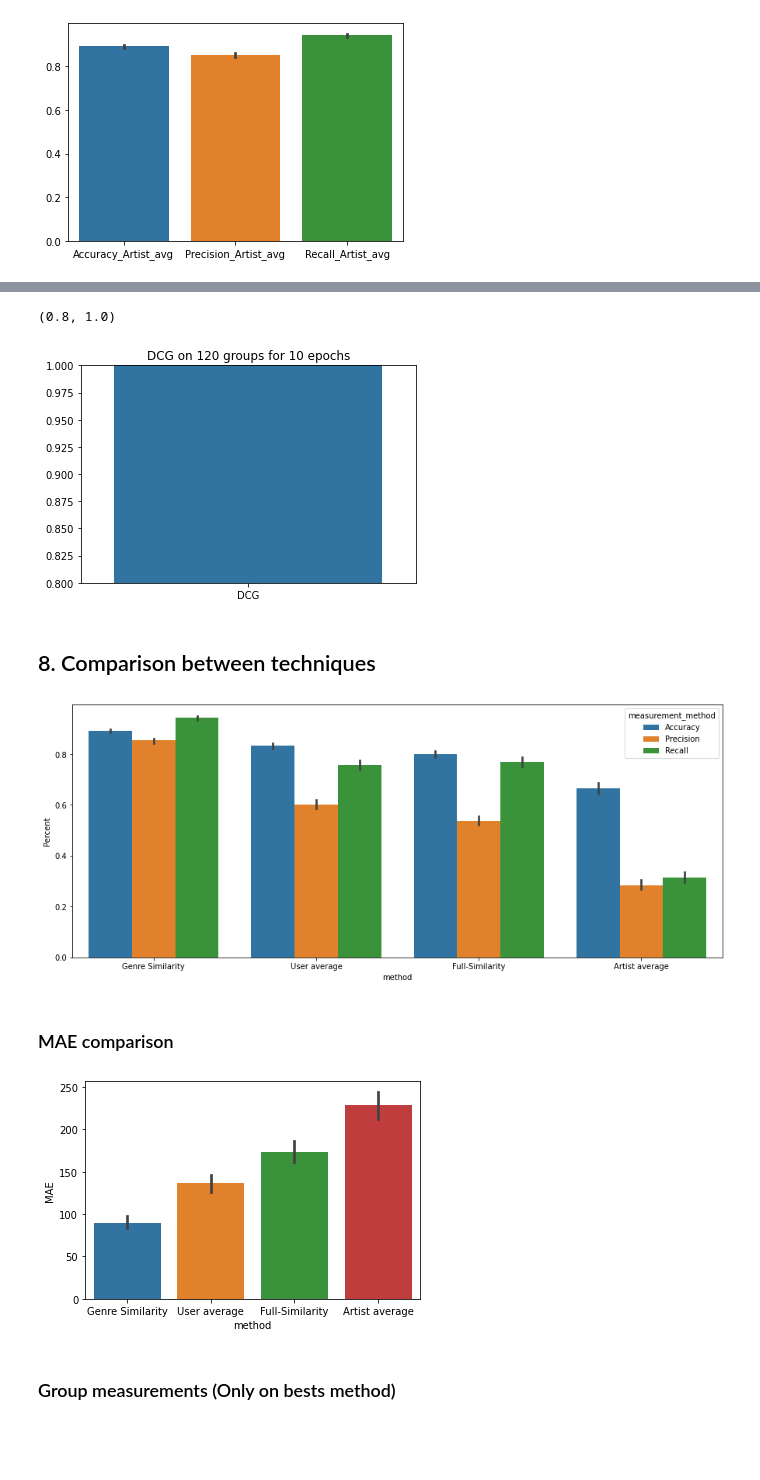
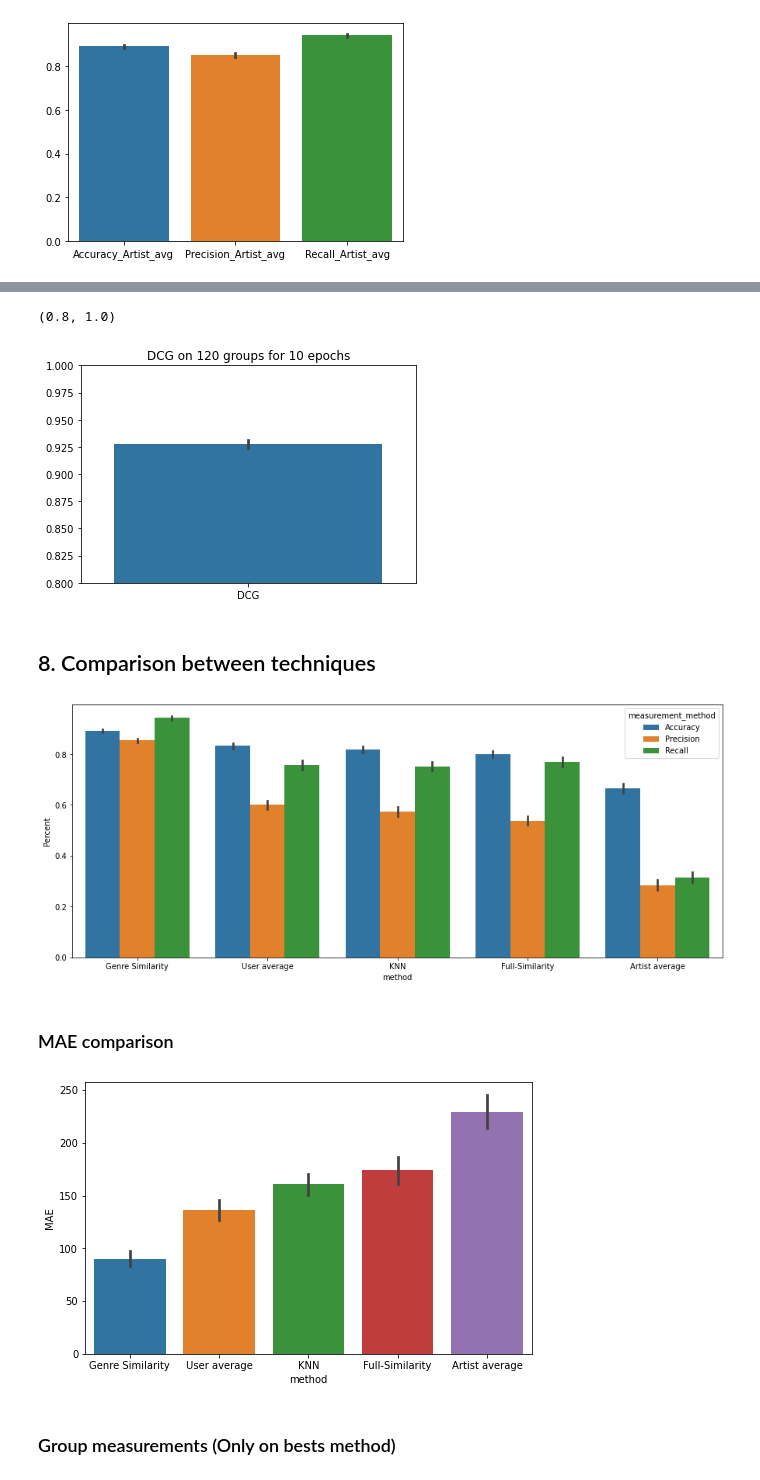
Before and after one commit to Caotick/mlbd-project, a Jupyter notebook: mlbd_project.ipynb, the cells around one changed output, grey strips where cells are left out. Cells and saved outputs as stored; diff of their text form; code cells hidden in the pictures; blank space fills up the shorter version.

```diff
--- a/mlbd_project.ipynb
+++ b/mlbd_project.ipynb
@@ -1179,7 +1213,7 @@ def test_recommender_genre(df, mean_genres_users, artist_most_common, group_of_u
 
     for user in group_of_users:
         nb_likes = 0
-        for artist in df[(df['ID'] == user) & (df['Artist'].isin(same_artists))]['Artist']:
+        for artist in same_artists:
             list_of_artists[artist] = 0
 
     for artist in list_of_artists.keys():
@@ -1194,7 +1228,7 @@ def test_recommender_genre(df, mean_genres_users, artist_most_common, group_of_u
                     list_of_artists[artist] += 1
 
             else:
-                prediction = compute_pred_genre_avg_user(user, artist, mean_genre_users)
+                prediction = compute_pred_genre_avg_user(user, artist, mean_genres_users, artist_most_common)
                 if prediction > threshold:
                     list_of_artists[artist] += 1
 
@@ -1207,13 +1241,14 @@ def test_recommender_genre(df, mean_genres_users, artist_most_common, group_of_u
 # %%
 def measure_group_recommendation_genre(mean_genres_users, artist_most_common, group_df, rng):
     users = group_df['ID'].unique()
+    mean_genres_users_group = mean_genres_users[mean_genres_users['ID'].isin(users)]
     measures = []
     rng = rng
     for nb_pred in range(10):
         random_6_users = rng.choice(len(users), 6, replace = False)
         my_6_users_group = users[random_6_users]
 
-        aggregated_set = group_df[group_df['ID'].isin(users)][['ID','Artist']].groupby('ID').agg(set)
+        aggregated_set = group[group['ID'].isin(users)][['ID','Artist']].groupby('ID').agg(set)
         same_artists = aggregated_set.iloc[0]['Artist']
         for i,row in aggregated_set.iterrows():
             same_artists = same_artists.intersection(row['Artist'])
@@ -1221,9 +1256,9 @@ def measure_group_recommendation_genre(mean_genres_users, artist_most_common, gr
         random_5_artists = np.array(list(same_artists))
         random_5_artists = random_5_artists[rng.choice(len(same_artists), 5, replace = False)]
 
-        reals = get_group_recommendation_according_to_our_algorithm(my_6_users_group, random_5_artists, group)
-        preds = test_recommender_genre(group_df, mean_genres_users, artist_most_common, group, random_5_artists)
-        measures.append(dcg_idcg(reals, preds))
+        real = get_group_recommendation_according_to_our_algorithm(my_6_users_group, random_5_artists, group)
+        pred = test_recommender_genre(group, mean_genres_users_group, add_data[['Artist', 'Most_common_genre']], my_6_users_group, random_5_artists)
+        measures.append(dcg_idcg(real, pred))
     return measures
 # %% [markdown]
 #### Individual prediction
@@ -1266,7 +1301,7 @@ for i in range(10):
     measures = []
     for file in os.listdir(GROUP_FOLDER):
         group = pd.read_csv(f'{GROUP_FOLDER}{file}').drop(columns = ['Unnamed: 0'])
-        measures.append(measure_group_recommendation_genre(maes_genres, add_data[['Artist', 'Most_common_genre']], group, rng))
+        measures.append(measure_group_recommendation_genre(mean_genres_users, add_data[['Artist', 'Most_common_genre']], group, rng))
     group_pred_measures.append(np.hstack(np.array(measures)).mean())
     print(f"Finished round {i}")
 groups_genres = group_pred_measures
@@ -1287,10 +1322,10 @@ Time required to do the predictions on 10 rounds 109.26762461662292
 # %%
-sns.barplot(data = pd.DataFrame(groups_artist_avg, columns = ["DCG"]))
+sns.barplot(data = pd.DataFrame(groups_genres, columns = ["DCG"]))
 plt.title("DCG on 120 groups for 10 epochs")
 plt.ylim(0.8, 1.0)
 # %% [output]
 (0.8, 1.0)
-[figure, old version]
+[figure, new version]
 # %% [markdown]
 ## 8. Comparison between techniques
 # %%
@@ -1310,6 +1345,12 @@ for i in range(len(maes_users)):
     measurments_df= measurments_df.append({'method':'User average', 'mae_acc_prec_rec':precs_users[i], 'measurement_method':'Precision'}, ignore_index = True)
     measurments_df= measurments_df.append({'method':'User average', 'mae_acc_prec_rec':recs_users[i], 'measurement_method':'Recall'}, ignore_index = True)
 
+for i in range(len(maes_knn)):
+    measurments_df= measurments_df.append({'method':'KNN', 'mae_acc_prec_rec':maes_knn[i], 'measurement_method':'MAE'}, ignore_index = True)
+    measurments_df= measurments_df.append({'method':'KNN', 'mae_acc_prec_rec':accs_knn[i], 'measurement_method':'Accuracy'}, ignore_index = True)
+    measurments_df= measurments_df.append({'method':'KNN', 'mae_acc_prec_rec':precs_knn[i], 'measurement_method':'Precision'}, ignore_index = True)
+    measurments_df= measurments_df.append({'method':'KNN', 'mae_acc_prec_rec':recs_knn[i], 'measurement_method':'Recall'}, ignore_index = True)
+
 for i in range(len(maes_sim)):
     measurments_df= measurments_df.append({'method':'Full-Similarity', 'mae_acc_prec_rec':maes_sim[i], 'measurement_method':'MAE'}, ignore_index = True)
     measurments_df= measurments_df.append({'method':'Full-Similarity', 'mae_acc_prec_rec':accs_sim[i], 'measurement_method':'Accuracy'}, ignore_index = True)
@@ -1326,17 +1367,18 @@ for i in range(len(maes_artists)):
 sns.barplot(data =  measurments_df[measurments_df['measurement_method']!= 'MAE'] , x= 'method', y='mae_acc_prec_rec', hue='measurement_method')
 plt.ylabel('Percent')
 
-plt.savefig('/data/all_measurements.png')
+plt.savefig('data/all_measurements.png')
 # %% [output]
-[figure, old version]
+[figure, new version]
 # %% [markdown]
 ### MAE comparison
 # %%
+fig = plt.figure(figsize = (8,5))
 sns.barplot(data =  measurments_df[measurments_df['measurement_method']== 'MAE'] , x= 'method', y='mae_acc_prec_rec')
 plt.ylabel('MAE')
 plt.savefig('data/mae.png')
 # %% [output]
-[figure, old version]
+[figure, new version]
 # %% [markdown]
 ### Group measurements (Only on bests method)
 # %%
```
Also changed, not shown: parts of 24 cells of this notebook, 16 other files.
